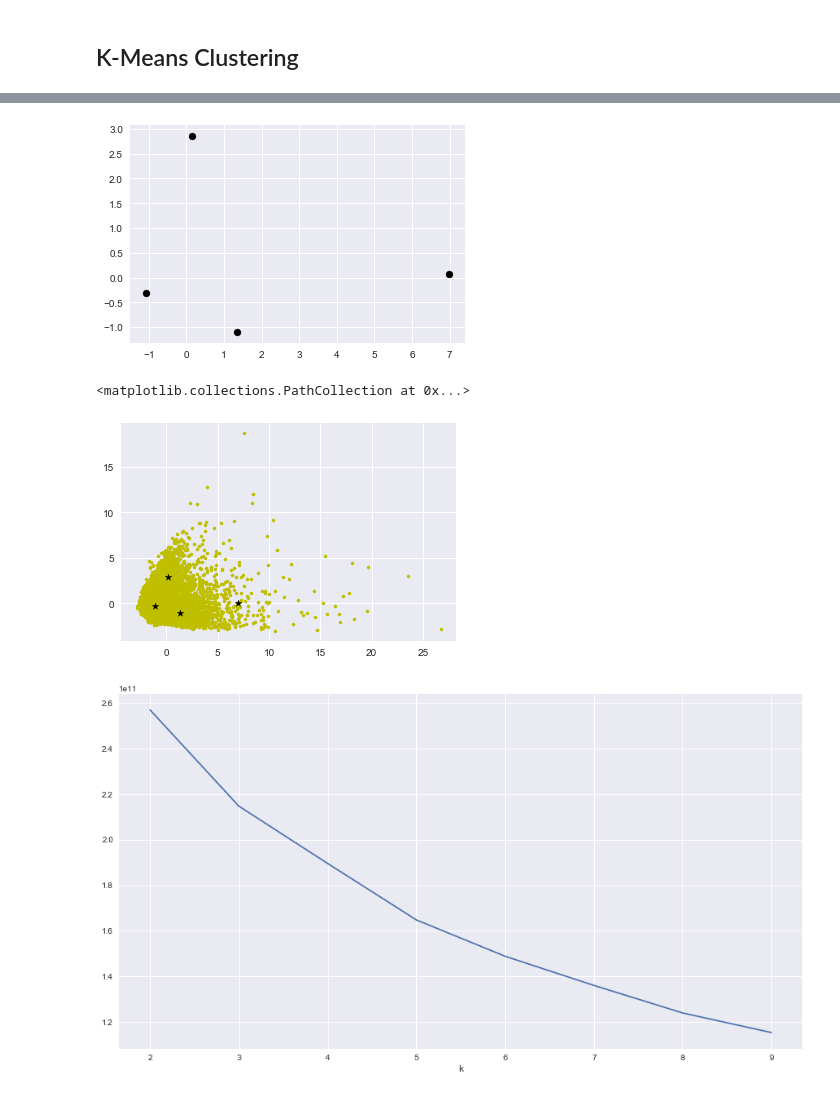
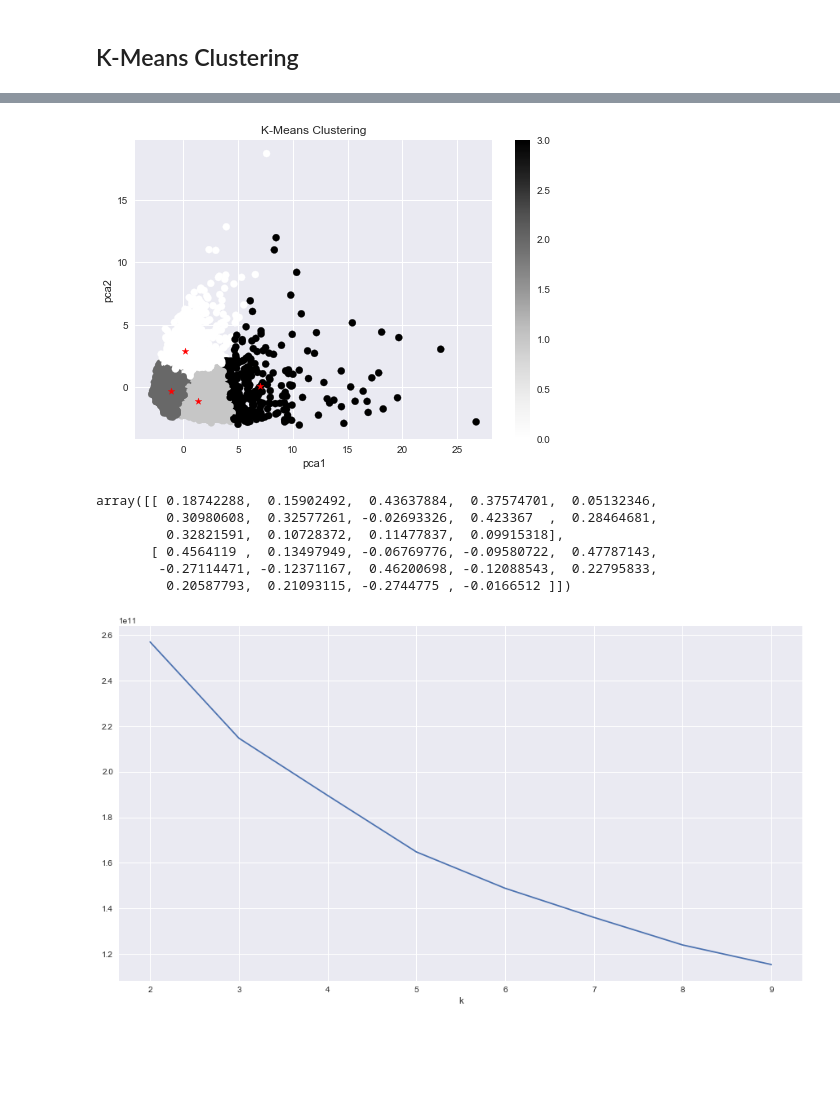
Before and after one commit to Laura-ShummonMaass/Credit_Card_Cluster, a Jupyter notebook: eda.ipynb, the cells around one changed output, grey strips where cells are left out. Saved outputs shown, nothing was run; the diff lists cells and outputs as text; code cells hidden in the pictures; blank space fills up the shorter version.

```diff
--- a/eda.ipynb
+++ b/eda.ipynb
@@ -217,14 +221,0 @@ array([[ 0.15430766,  2.85737998],
-# %%
-plt.scatter(model[:,0], model[:,1], c='black');
-# %% [output]
-[figure, removed]
-# %%
-f1 = pca2['pc1'].values
-f2 = pca2['pc2'].values
-X = np.array(list(zip(f1, f2)))
-
-plt.scatter(f1, f2, c='y', s=10)
-plt.scatter(model[:,0], model[:,1], c='black', marker='*')
-# %% [output]
-<matplotlib.collections.PathCollection at 0x...>
-[figure, removed]
@@ -234,3 +222,24 @@ label_color = [label_color_map[x] for x in labels]
+# %%
+fig = plt.figure()
+ax = fig.add_subplot(111)
+scatter = ax.scatter(pca_df['pca1'],pca_df['pca2'],
+                    c=model_label,s=50)
+ax.set_title('K-Means Clustering')
+ax.set_xlabel('pca1')
+ax.set_ylabel('pca2')
+plt.colorbar(scatter)
+plt.scatter(model_centers[:,0], model_centers[:,1], c='red', marker='*');
+# %% [output]
+[figure, added]
+# %%
+pca.components_
+# %% [output]
+array([[ 0.18742288,  0.15902492,  0.43637884,  0.37574701,  0.05132346,
+         0.30980608,  0.32577261, -0.02693326,  0.423367  ,  0.28464681,
+         0.32821591,  0.10728372,  0.11477837,  0.09915318],
+       [ 0.4564119 ,  0.13497949, -0.06769776, -0.09580722,  0.47787143,
+        -0.27114471, -0.12371167,  0.46200698, -0.12088543,  0.22795833,
+         0.20587793,  0.21093115, -0.2744775 , -0.0166512 ]])
 # %%
 # Specifying the dataset and initializing variables
 X = df
```
Also changed, not shown: parts of 8 cells of this notebook.
